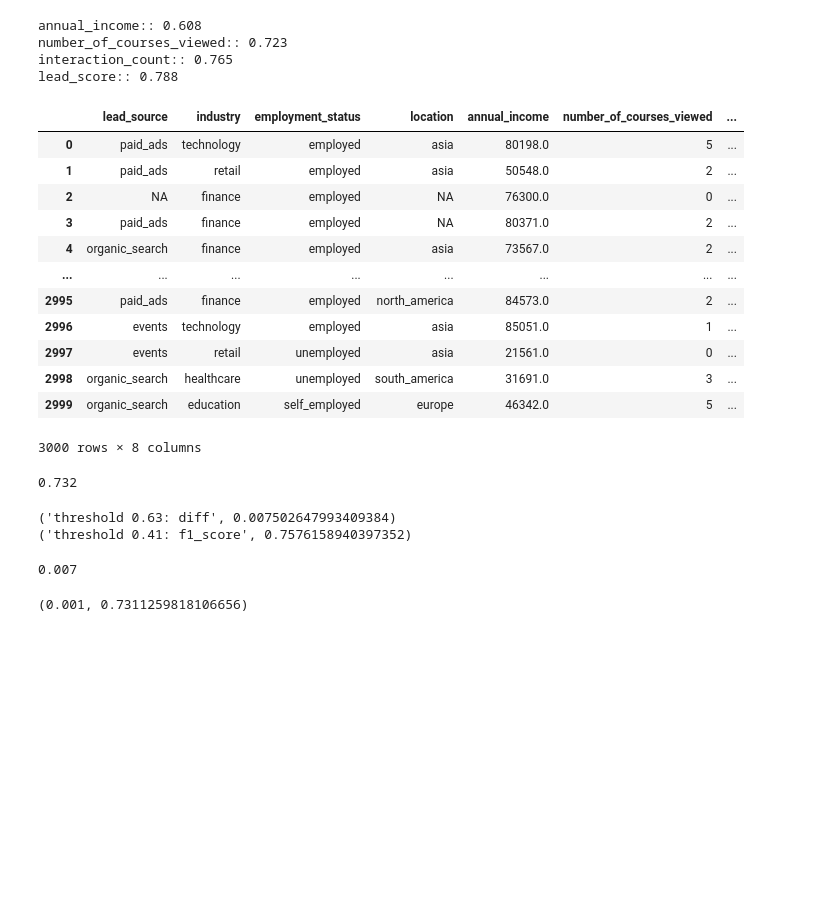
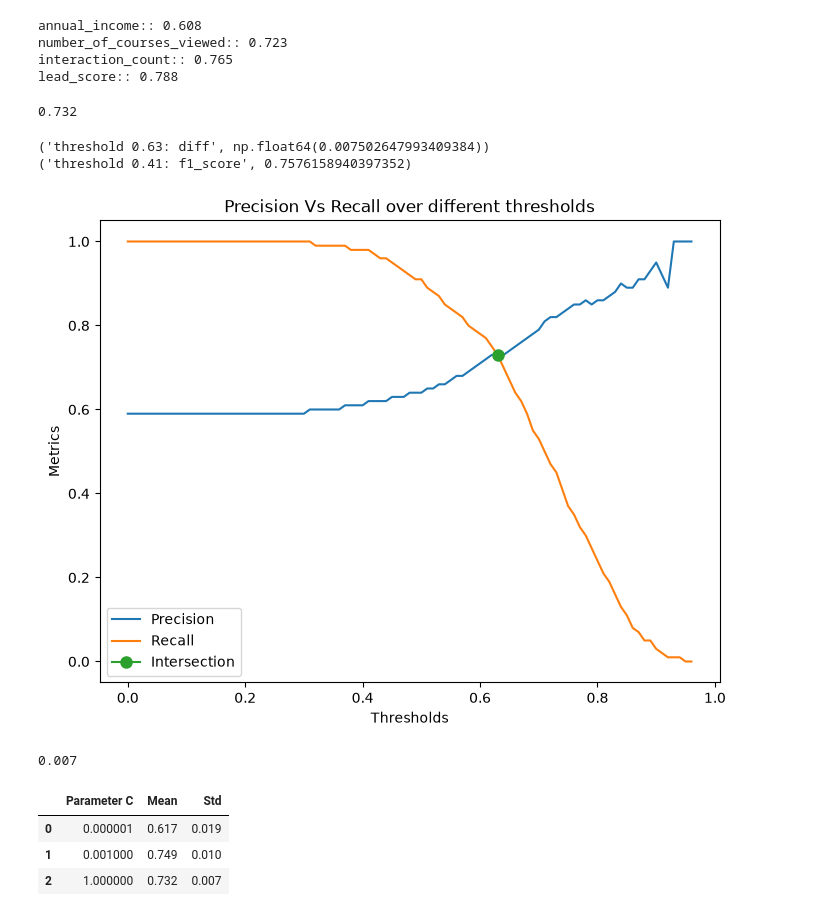
Before and after one commit to Ariel-Chole/ML-zoomcamp-2026-Homeworks, a Jupyter notebook: 04 Evaluation_answer/04_answer.ipynb, the cells around one changed output. Saved outputs shown, nothing was run; the diff lists cells and outputs as text; code cells hidden in the pictures; blank space fills up the shorter version.

```diff
--- a/04 Evaluation_answer/04_answer.ipynb
+++ b/04 Evaluation_answer/04_answer.ipynb
@@ -91,22 +91,6 @@ X_train = df_train[categorical_features+numerical_features].reset_index(drop=Tru
 
 y_val = df_val.converted.values
 X_val = df_val[categorical_features+numerical_features].reset_index(drop=True)
-# %%
-X_train
-# %% [output]
-|  | lead_source | industry | employment_status | location | annual_income | number_of_courses_viewed | ... |
-| 0 | paid_ads | technology | employed | asia | 80198.0 | 5 | ... |
-| 1 | paid_ads | retail | employed | asia | 50548.0 | 2 | ... |
-| 2 | NA | finance | employed | NA | 76300.0 | 0 | ... |
-| 3 | paid_ads | finance | employed | NA | 80371.0 | 2 | ... |
-| 4 | organic_search | finance | employed | asia | 73567.0 | 2 | ... |
-| ... | ... | ... | ... | ... | ... | ... | ... |
-| 2995 | paid_ads | finance | employed | north_america | 84573.0 | 2 | ... |
-| 2996 | events | technology | employed | asia | 85051.0 | 1 | ... |
-| 2997 | events | retail | unemployed | asia | 21561.0 | 0 | ... |
-| 2998 | organic_search | healthcare | unemployed | south_america | 31691.0 | 3 | ... |
-| 2999 | organic_search | education | self_employed | europe | 46342.0 | 5 | ... |
-3000 rows × 8 columns
 # %%
 #Question 2: Training the model
 
@@ -139,6 +123,9 @@ thresholds = np.arange(0,1,0.01)
 
 diff = {}
 f1 = {}
+precisions = []
+recalls = []
+select_thres = []
 thres_model = LogisticRegression(solver='liblinear', C=1.0, max_iter=1000)
 thres_model.fit(train_dicts,y_train)
 predictions = thres_model.predict_proba(val_dicts)[:,1]
@@ -151,9 +138,14 @@ for threshold in thresholds:
 
     precision = (tp)/(tp+fp) if (tp+fp) >0 else 0
     recall = (tp)/(tp+fn) if (tp+fn) >0 else 0
+
     if recall == 0 and precision == 0:
         continue
-    diff_score = abs(precision - recall)
+
+    precisions.append(round(precision,2))
+    recalls.append(round(recall,2))
+    select_thres.append(threshold)
+    diff_score = np.abs(precision - recall)
     f1_score = (2*precision * recall) / (precision + recall) if (precision + recall)>0 else 0
 
     diff[f"threshold {threshold:.2f}: diff"] = diff_score
@@ -164,8 +156,21 @@ max_f1 = max(f1.items(), key = lambda item:item[1])
 print(min_diff)
 print(max_f1)
 # %% [output]
-('threshold 0.63: diff', 0.007502647993409384)
+('threshold 0.63: diff', np.float64(0.007502647993409384))
 ('threshold 0.41: f1_score', 0.7576158940397352)
+# %%
+#the point where precision and recall intercepts
+fig,ax = plt.subplots(1,1,figsize = (8,6))
+ax.plot(select_thres,precisions,label="Precision")
+ax.plot(select_thres,recalls,label = "Recall")
+ax.plot(thresholds[63],precisions[63],marker = "o",markersize = 8,label = "Intersection")
+plt.xlabel("Thresholds")
+plt.ylabel("Metrics")
+plt.title("Precision Vs Recall over different thresholds")
+plt.legend(loc = "lower left")
+plt.show();
+# %% [output]
+[figure, added]
 # %%
 #Question 5: 5-Fold CV
 kfold = KFold(n_splits=5, shuffle=True, random_state=1)
@@ -213,9 +218,13 @@ print(round(std,3))
 # %% [output]
 0.007
 # %%
-aucdict = {}
+
+mean_roc = []
+std_roc = []
+all_in_one = {}
 for c in tqdm.tqdm([0.000001, 0.001, 1]):
-    for train_idx,val_idx in kfold.split(df_full_train):
+    auclist = []
+    for train_idx,val_idx in tqdm.tqdm(kfold.split(df_full_train)):
         #separating train and val dataset by each fold
         fold_train = df_full_train.iloc[train_idx].reset_index(drop=True)
         fold_val = df_full_train.iloc[val_idx].reset_index(drop=True)
@@ -237,8 +246,18 @@ for c in tqdm.tqdm([0.000001, 0.001, 1]):
         #doing predictions on val dataset
         predictions = fold_model.predict_proba(X_fold_val)[:,1]
         auc_roc = roc_auc_score(y_fold_val.reshape(-1,1),predictions)
-        aucdict[c] = auc_roc
-best_c = max(aucdict.items(), key=lambda item: item[1])
-print(best_c)
+        auclist.append(auc_roc)
+
+    mean_roc.append(round(np.mean(auclist),3))
+    std_roc.append(round(np.std(auclist),3))
+
+all_in_one["Parameter C"] = [0.000001, 0.001, 1]
+all_in_one["Mean"] = mean_roc
+all_in_one["Std"] = std_roc
+allin = pd.DataFrame(all_in_one)
+allin
 # %% [output]
-(0.001, 0.7311259818106656)
+|  | Parameter C | Mean | Std |
+| 0 | 0.000001 | 0.617 | 0.019 |
+| 1 | 0.001000 | 0.749 | 0.010 |
+| 2 | 1.000000 | 0.732 | 0.007 |
```
Also changed, not shown: parts of 1 cell of this notebook.
